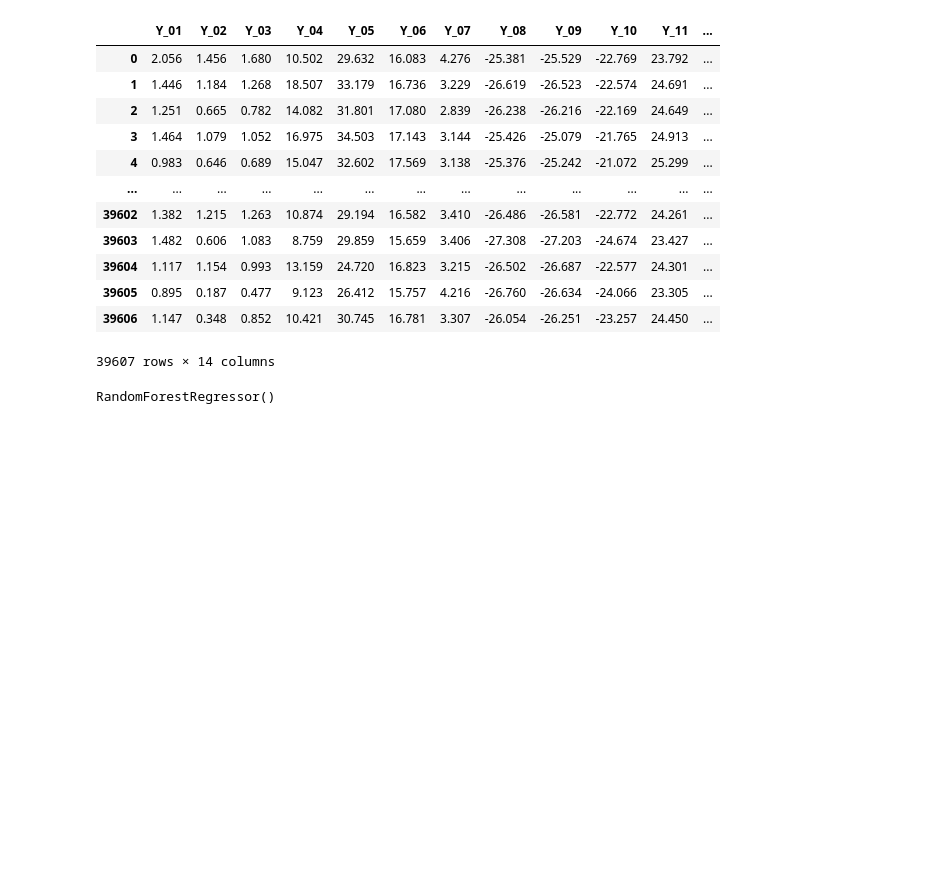
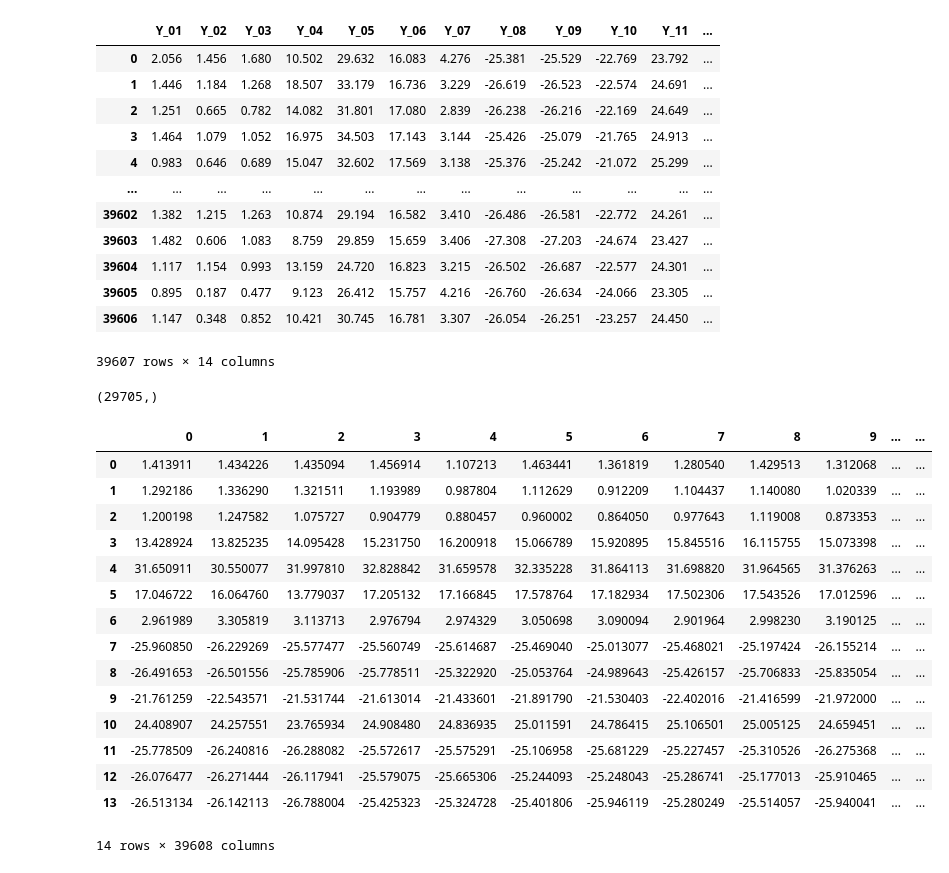
Before and after one commit to hykhhijk/Dacon, a Jupyter notebook: LG_Radar/Base.ipynb, the cells around one changed output. Cells and saved outputs as stored; diff of their text form; code cells hidden in the pictures; blank space fills up the shorter version.

```diff
--- a/LG_Radar/Base.ipynb
+++ b/LG_Radar/Base.ipynb
@@ -76,6 +77,31 @@ X_train, X_test, y_train, y_test = train_test_split(X, y)
+# %%
+y_train[:,0]
+# %% [output]
+(29705,)
 # %%
 from sklearn.ensemble import RandomForestRegressor
-model = RandomForestRegressor()
-model.fit(X_train, y_train)
+from xgboost import XGBRegressor
+model = XGBRegressor()
+pred = []
+for i in range(14):
+    model.fit(X_train, y_train[:,i])
+    pred.append(model.predict(test[list(test.columns[1:57])]))
-# %% [output]
-RandomForestRegressor()
+# %%
+pd.DataFrame(np.array(pred))
+# %% [output]
+|  | 0 | 1 | 2 | 3 | 4 | 5 | 6 | 7 | 8 | 9 | ... | ... |
+| 0 | 1.413911 | 1.434226 | 1.435094 | 1.456914 | 1.107213 | 1.463441 | 1.361819 | 1.280540 | 1.429513 | 1.312068 | ... | ... |
+| 1 | 1.292186 | 1.336290 | 1.321511 | 1.193989 | 0.987804 | 1.112629 | 0.912209 | 1.104437 | 1.140080 | 1.020339 | ... | ... |
+| 2 | 1.200198 | 1.247582 | 1.075727 | 0.904779 | 0.880457 | 0.960002 | 0.864050 | 0.977643 | 1.119008 | 0.873353 | ... | ... |
+| 3 | 13.428924 | 13.825235 | 14.095428 | 15.231750 | 16.200918 | 15.066789 | 15.920895 | 15.845516 | 16.115755 | 15.073398 | ... | ... |
+| 4 | 31.650911 | 30.550077 | 31.997810 | 32.828842 | 31.659578 | 32.335228 | 31.864113 | 31.698820 | 31.964565 | 31.376263 | ... | ... |
+| 5 | 17.046722 | 16.064760 | 13.779037 | 17.205132 | 17.166845 | 17.578764 | 17.182934 | 17.502306 | 17.543526 | 17.012596 | ... | ... |
+| 6 | 2.961989 | 3.305819 | 3.113713 | 2.976794 | 2.974329 | 3.050698 | 3.090094 | 2.901964 | 2.998230 | 3.190125 | ... | ... |
+| 7 | -25.960850 | -26.229269 | -25.577477 | -25.560749 | -25.614687 | -25.469040 | -25.013077 | -25.468021 | -25.197424 | -26.155214 | ... | ... |
+| 8 | -26.491653 | -26.501556 | -25.785906 | -25.778511 | -25.322920 | -25.053764 | -24.989643 | -25.426157 | -25.706833 | -25.835054 | ... | ... |
+| 9 | -21.761259 | -22.543571 | -21.531744 | -21.613014 | -21.433601 | -21.891790 | -21.530403 | -22.402016 | -21.416599 | -21.972000 | ... | ... |
+| 10 | 24.408907 | 24.257551 | 23.765934 | 24.908480 | 24.836935 | 25.011591 | 24.786415 | 25.106501 | 25.005125 | 24.659451 | ... | ... |
+| 11 | -25.778509 | -26.240816 | -26.288082 | -25.572617 | -25.575291 | -25.106958 | -25.681229 | -25.227457 | -25.310526 | -26.275368 | ... | ... |
+| 12 | -26.076477 | -26.271444 | -26.117941 | -25.579075 | -25.665306 | -25.244093 | -25.248043 | -25.286741 | -25.177013 | -25.910465 | ... | ... |
+| 13 | -26.513134 | -26.142113 | -26.788004 | -25.425323 | -25.324728 | -25.401806 | -25.946119 | -25.280249 | -25.514057 | -25.940041 | ... | ... |
+14 rows × 39608 columns
```
Also changed, not shown: parts of 11 cells of this notebook.
